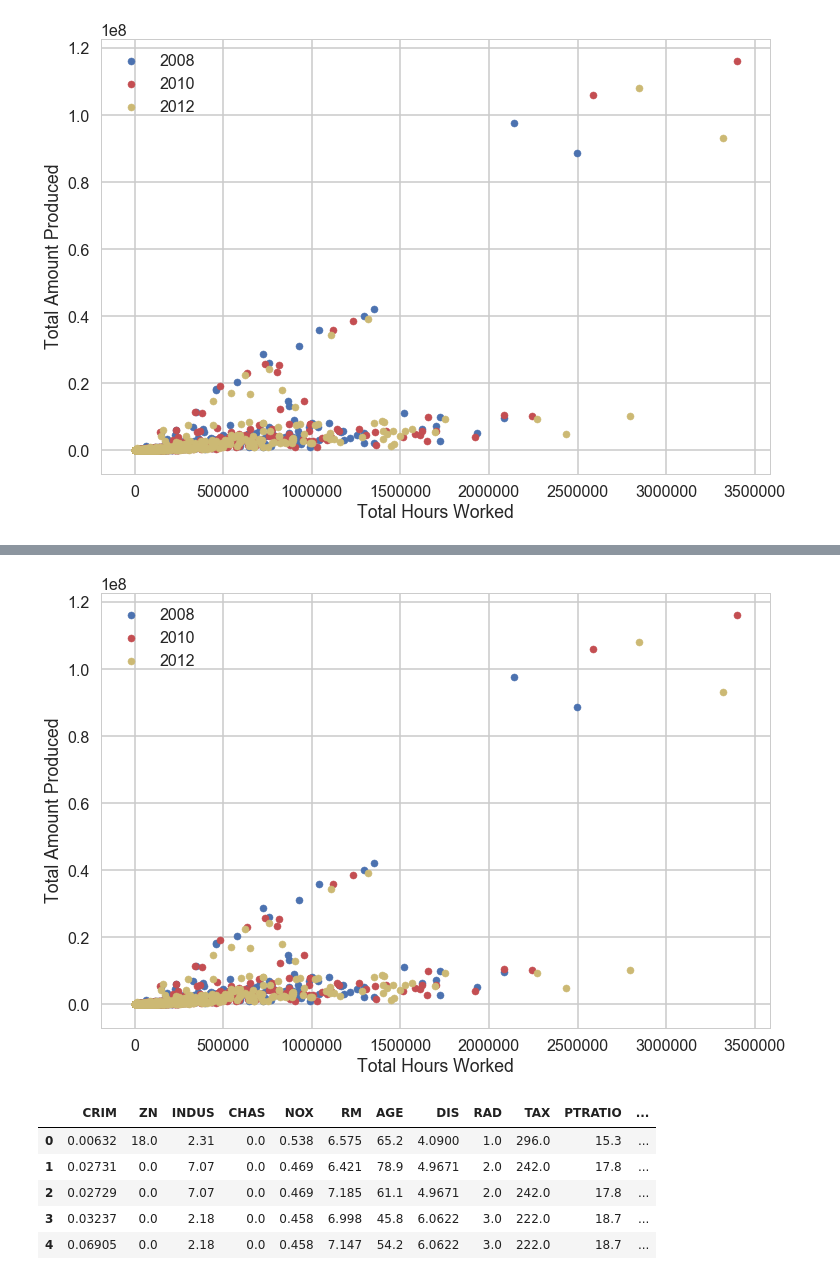
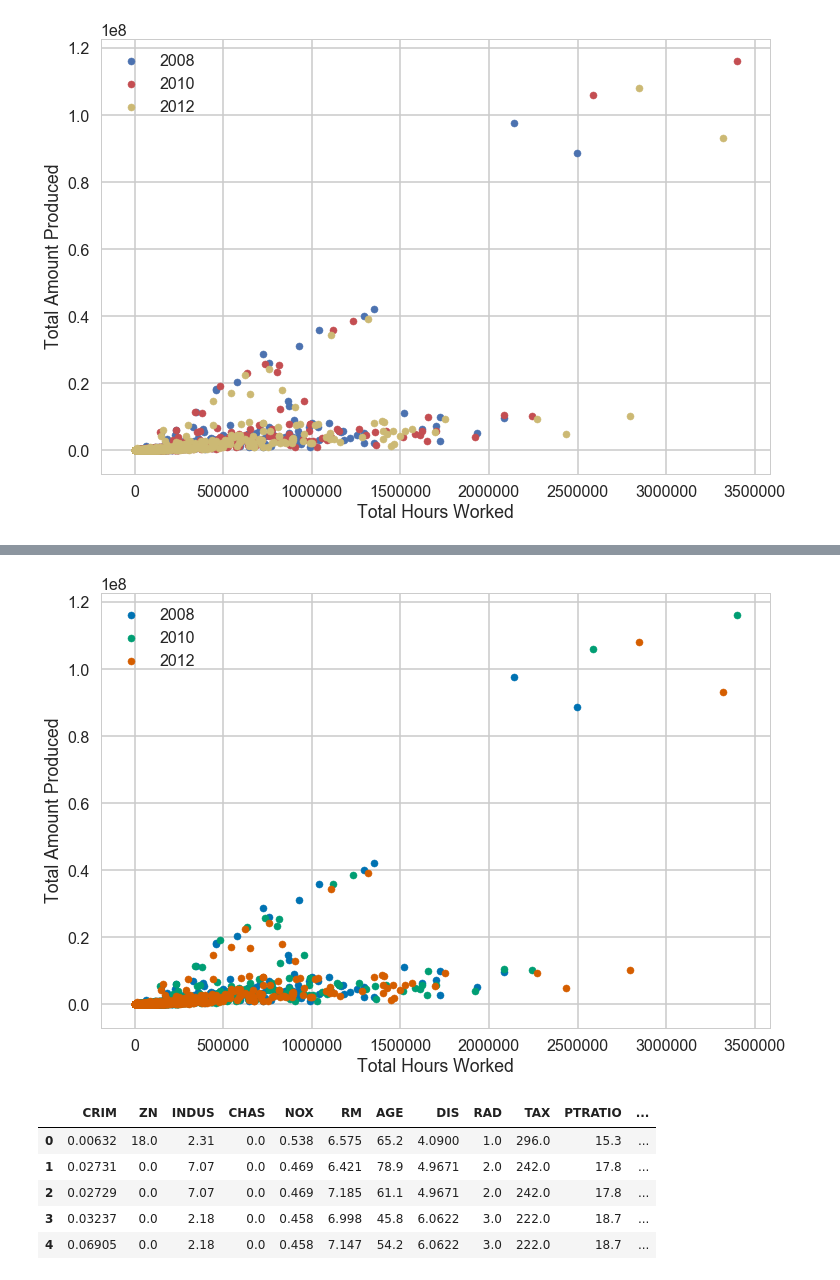
Before and after one commit to jbwhit/jupyter-tips-and-tricks, a Jupyter notebook: deliver/03-Pandas-and-Plotting.ipynb, the cells around one changed output, grey strips where cells are left out. Drawn from its saved outputs; the diff is of its cells as text; code cells hidden in the pictures.

```diff
--- a/deliver/03-Pandas-and-Plotting.ipynb
+++ b/deliver/03-Pandas-and-Plotting.ipynb
@@ -63,7 +63,8 @@ plt.ylabel("Total Hours Worked");
 # %%
 colors = sns.color_palette(n_colors=df.Year.nunique())
 # %%
-color_dict = {key: value for key, value in zip(sorted(df.Year.unique()), colors)}
+color_dict = {key: value
+              for key, value in zip(sorted(df.Year.unique()), colors)}
 # %%
 color_dict
 # %% [output]
@@ -113,17 +114,17 @@ plt.style.available
 # %%
 for year in sorted(df.Year.unique()[[0, 2, -1]]):
     plt.scatter(df[df.Year == year].Labor_Hours,
                 df[df.Year == year].Production_short_tons,
-                c=color_dict[year],
+#                 c=color_dict[year],
                 s=50,
                 label=year,
                )
 plt.xlabel("Total Hours Worked")
 plt.ylabel("Total Amount Produced")
 plt.legend();
 # plt.savefig("ex1.png")
 # %% [output]
-[figure, old version]
+[figure, new version]
 # %%
 df_dict = load_boston()
 features = pd.DataFrame(data=df_dict.data, columns = df_dict.feature_names)
```
Also changed, not shown: parts of 4 cells of this notebook, 8 other files.
